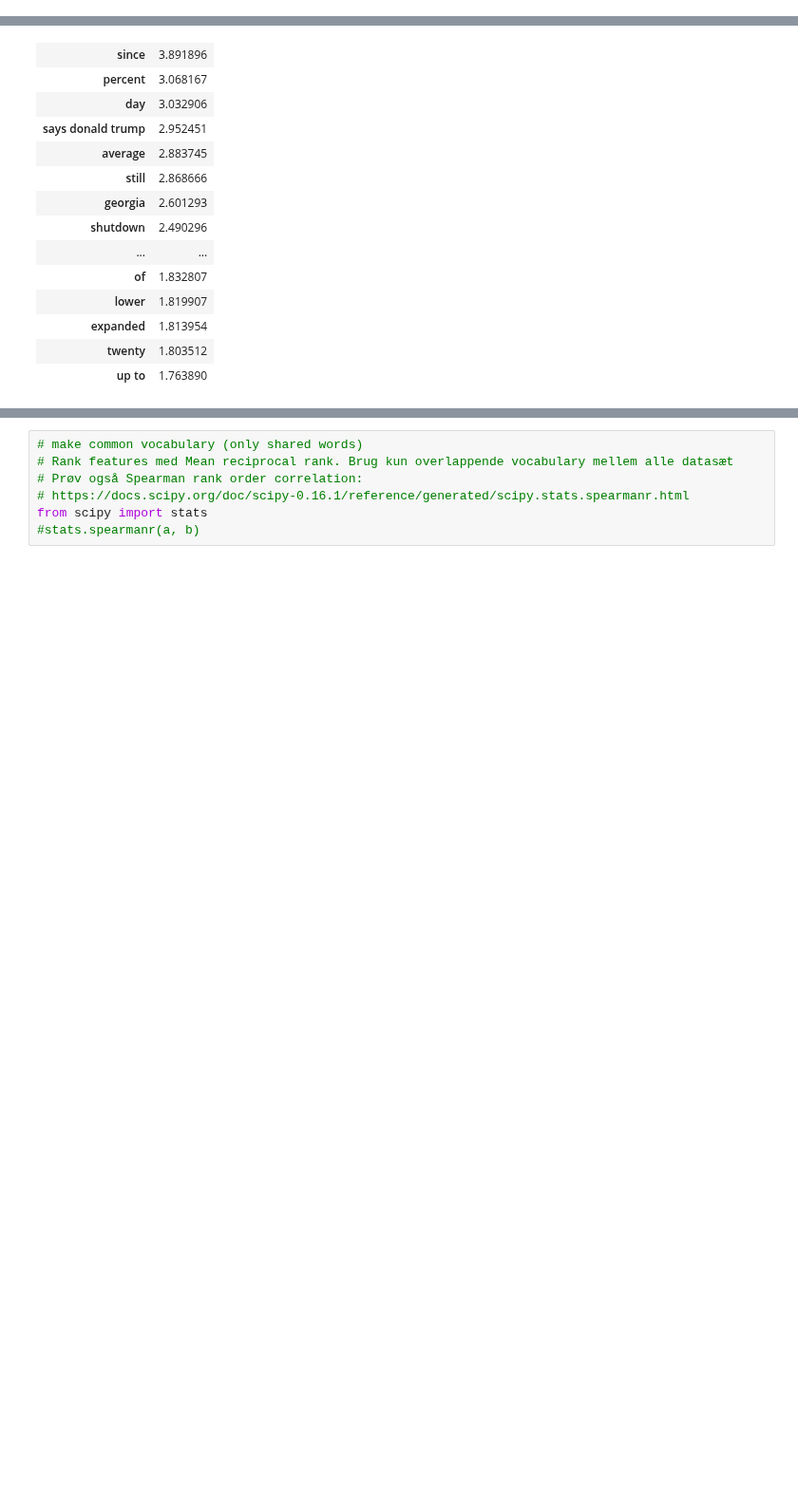
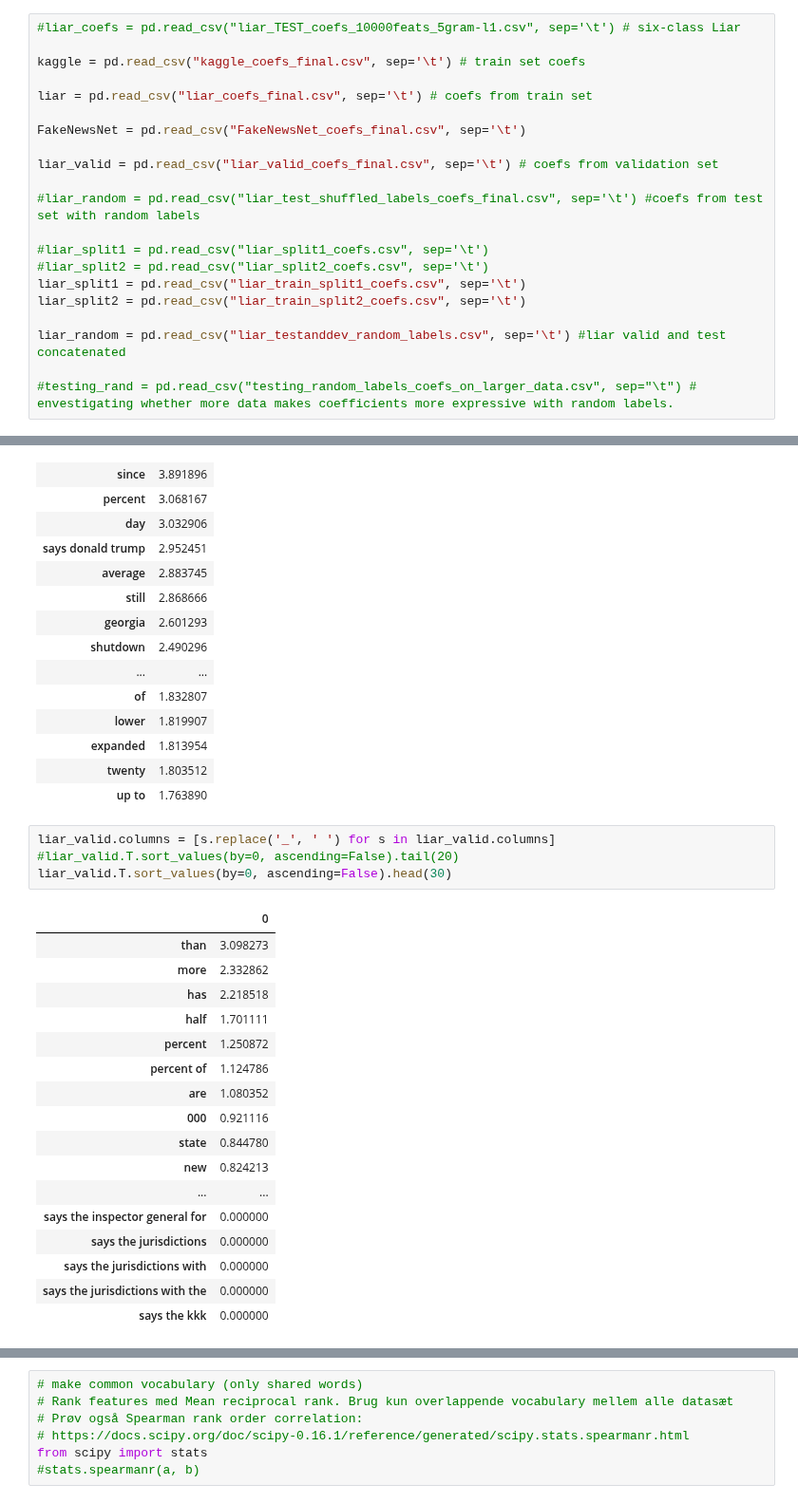
Before and after one commit to fuaadmire/thesis, a Jupyter notebook: Logreg_experiments_ranking.ipynb, the cells around one changed output, grey strips where cells are left out. Shown at 95% size. Drawn from its saved outputs; the diff is of its cells as text; blank space fills up the shorter version.

Commit message:
bunch of tests

```diff
--- a/Logreg_experiments_ranking.ipynb
+++ b/Logreg_experiments_ranking.ipynb
@@ -16,3 +11,24 @@ FakeNewsNet = pd.read_csv("FakeNewsNet_coefs_final.csv", sep='\t')
+# %%
+#liar_coefs = pd.read_csv("liar_TEST_coefs_10000feats_5gram-l1.csv", sep='\t') # six-class Liar
+
+kaggle = pd.read_csv("kaggle_coefs_final.csv", sep='\t') # train set coefs
+
+liar = pd.read_csv("liar_coefs_final.csv", sep='\t') # coefs from train set
+
+FakeNewsNet = pd.read_csv("FakeNewsNet_coefs_final.csv", sep='\t')
+
+liar_valid = pd.read_csv("liar_valid_coefs_final.csv", sep='\t') # coefs from validation set
+
+#liar_random = pd.read_csv("liar_test_shuffled_labels_coefs_final.csv", sep='\t') #coefs from test set with random labels
+
+#liar_split1 = pd.read_csv("liar_split1_coefs.csv", sep='\t')
+#liar_split2 = pd.read_csv("liar_split2_coefs.csv", sep='\t')
+liar_split1 = pd.read_csv("liar_train_split1_coefs.csv", sep='\t')
+liar_split2 = pd.read_csv("liar_train_split2_coefs.csv", sep='\t')
+
+liar_random = pd.read_csv("liar_testanddev_random_labels.csv", sep='\t') #liar valid and test concatenated
+
+#testing_rand = pd.read_csv("testing_random_labels_coefs_on_larger_data.csv", sep="\t") # envestigating whether more data makes coefficients more expressive with random labels.
 # %%
 #classes = ['barely-true', 'false','half-true', 'mostly-true', 'pants-fire', 'true']
 #liar_coefs.columns = [s.replace('_', ' ') for s in liar_coefs.columns]
@@ -72,3 +89,25 @@ liar.T.sort_values(by=0, ascending=False).head(30)
 | expanded | 1.813954 |
 | twenty | 1.803512 |
 | up to | 1.763890 |
+# %%
+liar_valid.columns = [s.replace('_', ' ') for s in liar_valid.columns]
+#liar_valid.T.sort_values(by=0, ascending=False).tail(20)
+liar_valid.T.sort_values(by=0, ascending=False).head(30)
+# %% [output]
+|  | 0 |
+| than | 3.098273 |
+| more | 2.332862 |
+| has | 2.218518 |
+| half | 1.701111 |
+| percent | 1.250872 |
+| percent of | 1.124786 |
+| are | 1.080352 |
+| 000 | 0.921116 |
+| state | 0.844780 |
+| new | 0.824213 |
+| ... | ... |
+| says the inspector general for | 0.000000 |
+| says the jurisdictions | 0.000000 |
+| says the jurisdictions with | 0.000000 |
+| says the jurisdictions with the | 0.000000 |
+| says the kkk | 0.000000 |
```
Also changed, not shown: parts of 11 cells of this notebook, 20 other files.
